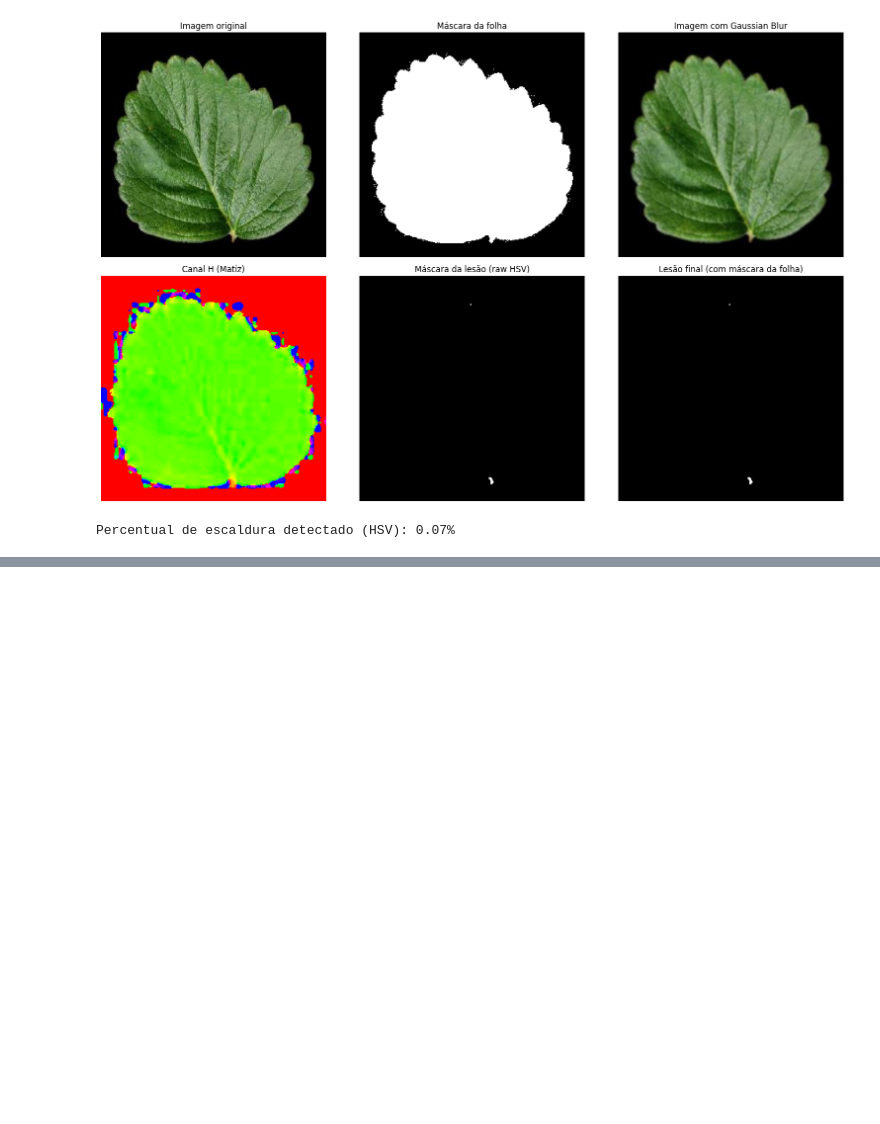
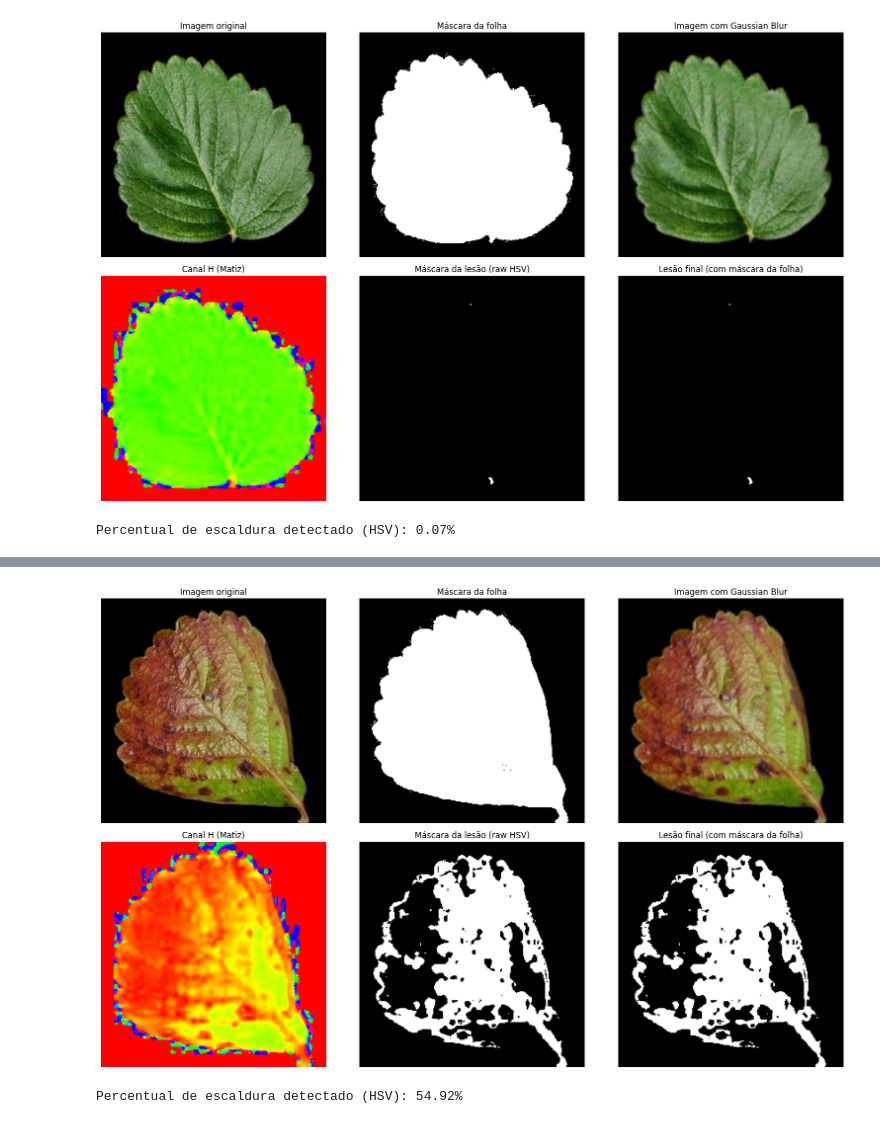
Before and after one commit to wcarolw/VisaoComputacional, a Jupyter notebook: Solucao_Visao_Classica.ipynb, the cells around one changed output, grey strips where cells are left out. Drawn from its saved outputs; the diff is of its cells as text; code cells hidden in the pictures; blank space fills up the shorter version.

```diff
--- a/Solucao_Visao_Classica.ipynb
+++ b/Solucao_Visao_Classica.ipynb
@@ -232,0 +264,62 @@ Percentual de escaldura detectado (HSV): 0.07%
+# %%
+# Mostrar etapas do processamento
+
+def detectar_escaldura_hsv_com_visualizacao(img_rgb):
+    fig, axes = plt.subplots(2, 3, figsize=(16, 10))
+    axes = axes.ravel()
+
+    # Etapa 1: Original
+    axes[0].imshow(img_rgb)
+    axes[0].set_title("Imagem original")
+    axes[0].axis('off')
+
+    # Etapa 2: Máscara da folha (área != preto)
+    gray = cv2.cvtColor(img_rgb, cv2.COLOR_RGB2GRAY)
+    _, mask_leaf = cv2.threshold(gray, 10, 255, cv2.THRESH_BINARY)
+    axes[1].imshow(mask_leaf, cmap='gray')
+    axes[1].set_title("Máscara da folha")
+    axes[1].axis('off')
+
+    # Etapa 3: Aplicar blur (opcional, para suavizar ruído)
+    blurred = cv2.GaussianBlur(img_rgb, (3, 3), 0)
+    axes[2].imshow(blurred)
+    axes[2].set_title("Imagem com Gaussian Blur")
+    axes[2].axis('off')
+
+    # Etapa 4: Converter para HSV
+    hsv = cv2.cvtColor(blurred, cv2.COLOR_RGB2HSV)
+    h_channel = hsv[:,:,0]
+    axes[3].imshow(h_channel, cmap='hsv')
+    axes[3].set_title("Canal H (Matiz)")
+    axes[3].axis('off')
+
+    # Etapa 5: Criar máscara de escaldura por threshold HSV
+    lesion_mask = cv2.inRange(hsv, HSV_LOWER, HSV_UPPER)
+    axes[4].imshow(lesion_mask, cmap='gray')
+    axes[4].set_title("Máscara da lesão (raw HSV)")
+    axes[4].axis('off')
+
+    # Etapa 6: Aplicar máscara da folha para excluir fundo
+    lesion_mask_final = cv2.bitwise_and(lesion_mask, lesion_mask, mask=mask_leaf)
+    axes[5].imshow(lesion_mask_final, cmap='gray')
+    axes[5].set_title("Lesão final (com máscara da folha)")
+    axes[5].axis('off')
+
+    plt.tight_layout()
+    plt.show()
+
+    # Calcular área afetada
+    pct = calculate_percent(mask_leaf, lesion_mask_final)
+    print(f"Percentual de escaldura detectado (HSV): {pct:.2f}%")
+
+    return lesion_mask_final, pct
+
+example_name = df['imagem'][z]
+img_path = os.path.join(image_dir, example_name)
+img_rgb = read_img(img_path)
+
+# Executar o pipeline HSV com visualização passo a passo
+lesion_mask_final, pct = detectar_escaldura_hsv_com_visualizacao(img_rgb)
+# %% [output]
+[figure, added]
+Percentual de escaldura detectado (HSV): 54.92%
```
Also changed, not shown: parts of 1 cell of this notebook.
